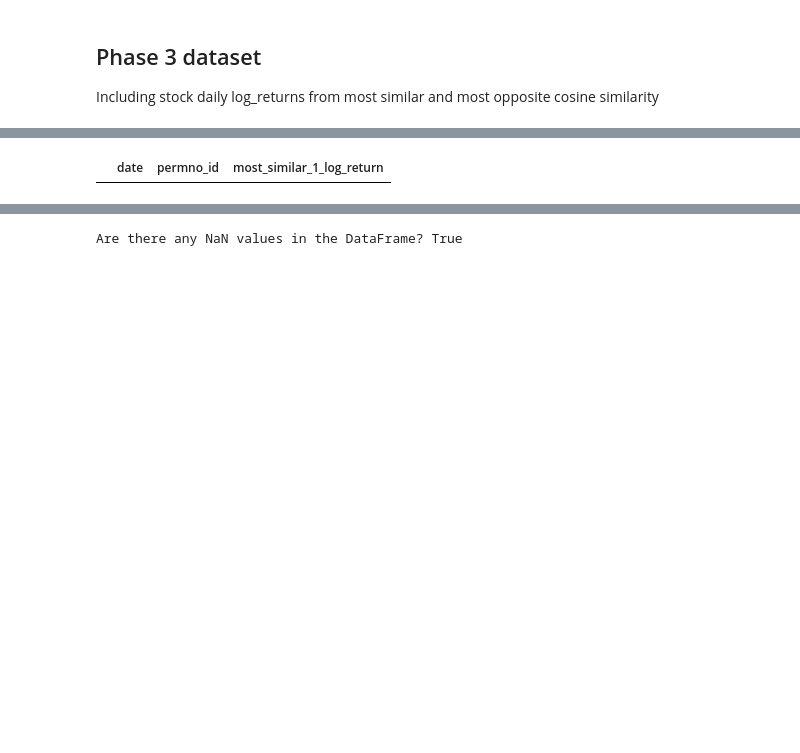
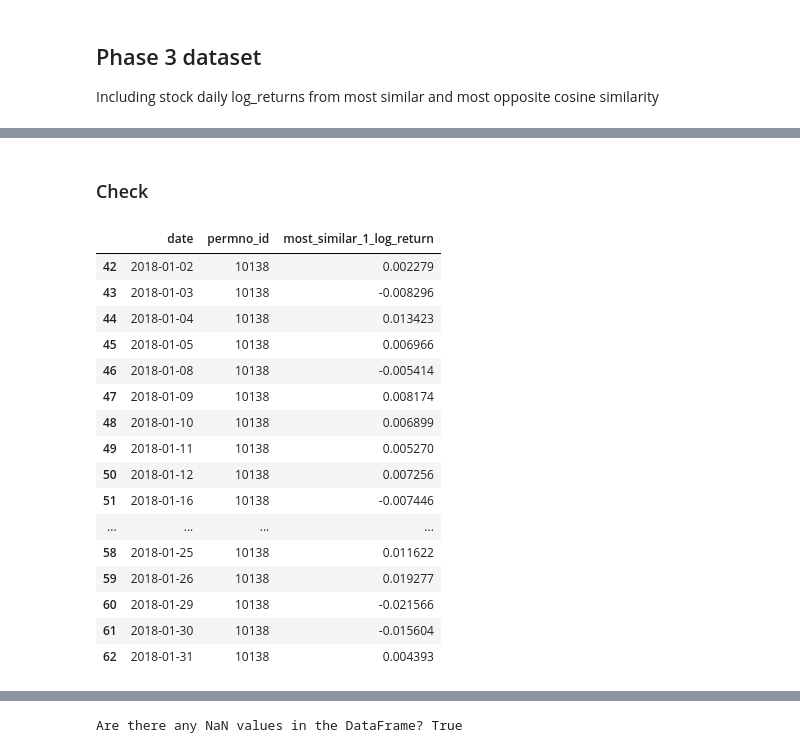
Before and after one commit to Shuo-Wang-UCBerkeley/VIP, a Jupyter notebook: src/shuo/Embedding-S&P_Phase_1.ipynb, the cells around one changed output, grey strips where cells are left out. Saved outputs shown, nothing was run; the diff lists cells and outputs as text; code cells hidden in the pictures; blank space fills up the shorter version.

```diff
--- a/src/shuo/Embedding-S&P_Phase_1.ipynb
+++ b/src/shuo/Embedding-S&P_Phase_1.ipynb
@@ -1132,7 +1209,7 @@ df_clustering
 ## Phase 3 dataset
 Including stock daily log_returns from most similar and most opposite cosine similarity
 # %%
-df_clustering = first_month_data[:1000]
+df_clustering = first_month_data[['date', 'permno_id', 'log_return']][:1000]
 # %%
 df_clustering.dtypes
 # %% [output]
@@ -1150,11 +1222,11 @@ import numpy as np
 import pandas as pd
 from sklearn.metrics.pairwise import cosine_similarity
 
-
 def find_similar_and_opposite_stocks(stock_embeddings, df_clustering, n=2):
     # Assuming stock_embeddings is a dictionary with permno_id as keys and embeddings as values
     embeddings_list = []
     permno_ids = []
+    n=2
 
     for permno_id, embedding in stock_embeddings.items():
         permno_ids.append(permno_id)
@@ -1169,12 +1241,14 @@ def find_similar_and_opposite_stocks(stock_embeddings, df_clustering, n=2):
     # Create a DataFrame for cosine similarity matrix for better handling
     cosine_sim_df = pd.DataFrame(cosine_sim_matrix, index=permno_ids, columns=permno_ids)
 
+    base = df_clustering.copy()[['date', 'permno_id', 'log_return']]
+
     # Initialize new columns for most similar and most opposite stocks and their log returns
     for i in range(1, n + 1):
         df_clustering[f"most_similar_{i}"] = np.nan
-        df_clustering[f"most_similar_{i}_log_return"] = np.nan
+        # df_clustering[f"most_similar_{i}_log_return"] = np.nan
         df_clustering[f"most_opposite_{i}"] = np.nan
-        df_clustering[f"most_opposite_{i}_log_return"] = np.nan
+        # df_clustering[f"most_opposite_{i}_log_return"] = np.nan
 
     # Ensure the new columns are of the same type as 'permno_id'
     df_clustering = df_clustering.astype({f"most_similar_{i}": "object" for i in range(1, n + 1)})
@@ -1191,35 +1265,25 @@ def find_similar_and_opposite_stocks(stock_embeddings, df_clustering, n=2):
             similar_permno_id = most_similar[i]
             opposite_permno_id = most_opposite[i]
 
-            # Find the log_return values that match the date
+            # Set the most similar and most opposite permno_id
             df_clustering.loc[df_clustering["permno_id"] == permno_id, f"most_similar_{i+1}"] = similar_permno_id
             df_clustering.loc[df_clustering["permno_id"] == permno_id, f"most_opposite_{i+1}"] = opposite_permno_id
 
-            for index, row in df_clustering[df_clustering["permno_id"] == permno_id].iterrows():
-                date = row["date"]
-                similar_log_return = df_clustering[
-                    (df_clustering["permno_id"] == similar_permno_id) & (df_clustering["date"] == date)
-                ]["log_return"]
-                opposite_log_return = df_clustering[
-                    (df_clustering["permno_id"] == opposite_permno_id) & (df_clustering["date"] == date)
-                ]["log_return"]
 
-                if not similar_log_return.empty:
-                    df_clustering.at[index, f"most_similar_{i+1}_log_return"] = similar_log_return.values[0]
-                if not opposite_log_return.empty:
-                    df_clustering.at[index, f"most_opposite_{i+1}_log_return"] = opposite_log_return.values[0]
+    # Merge the similar stock returns
+    for i in range(1, n+1):
+        df_clustering = df_clustering.merge(base.rename(columns={"permno_id": f"most_similar_{i}", "log_return": f"most_similar_{i}_log_return"}), on=["date", f"most_similar_{i}"], how="left")
 
-    # Convert the new columns back to the correct dtype if necessary
-    for i in range(1, n + 1):
-        df_clustering[f"most_similar_{i}"] = df_clustering[f"most_similar_{i}"].astype(str)
-        df_clustering[f"most_similar_{i}_log_return"] = df_clustering[f"most_similar_{i}_log_return"].astype(float)
-        df_clustering[f"most_opposite_{i}"] = df_clustering[f"most_opposite_{i}"].astype(str)
-        df_clustering[f"most_opposite_{i}_log_return"] = df_clustering[f"most_opposite_{i}_log_return"].astype(float)
+    # Merge the opposite stock returns
+    for i in range(1, n+1):
+        df_clustering = df_clustering.merge(base.rename(columns={"permno_id": f"most_opposite_{i}", "log_return": f"most_opposite_{i}_log_return"}), on=["date", f"most_opposite_{i}"], how="left")
+
+    # for feat in ["most_similar_1", "most_opposite_1", "most_similar_2", "most_opposite_2"]:
+    #     df_clustering = df_clustering.merge(base.rename(columns = {"permno_id": f"{feat}", "log_return": f"{feat}_log_return"}), on = ["date", feat], how = "left")
 
     return df_clustering
 
-
 # Example usage:
-df_clustering = find_similar_and_opposite_stocks(stock_embeddings, df_clustering, n=2)
+df_clustering = find_similar_and_opposite_stocks(stock_embeddings, df_clustering, n=3)
 df_clustering
 # %% [output]
@@ -1256,5 +1303,23 @@ See the caveats in the documentation: https://pandas.pydata.org/pandas-docs/stab
+# %% [markdown]
+### Check
 # %%
-df_clustering[df_clustering["most_similar_1"] == "12622"][["date", "permno_id", "most_similar_1_log_return"]]
+df_clustering[df_clustering["most_similar_1"] == "10145"][["date", "permno_id", "most_similar_1_log_return"]]
 # %% [output]
 |  | date | permno_id | most_similar_1_log_return |
+| 42 | 2018-01-02 | 10138 | 0.002279 |
+| 43 | 2018-01-03 | 10138 | -0.008296 |
+| 44 | 2018-01-04 | 10138 | 0.013423 |
+| 45 | 2018-01-05 | 10138 | 0.006966 |
+| 46 | 2018-01-08 | 10138 | -0.005414 |
+| 47 | 2018-01-09 | 10138 | 0.008174 |
+| 48 | 2018-01-10 | 10138 | 0.006899 |
+| 49 | 2018-01-11 | 10138 | 0.005270 |
+| 50 | 2018-01-12 | 10138 | 0.007256 |
+| 51 | 2018-01-16 | 10138 | -0.007446 |
+| ... | ... | ... | ... |
+| 58 | 2018-01-25 | 10138 | 0.011622 |
+| 59 | 2018-01-26 | 10138 | 0.019277 |
+| 60 | 2018-01-29 | 10138 | -0.021566 |
+| 61 | 2018-01-30 | 10138 | -0.015604 |
+| 62 | 2018-01-31 | 10138 | 0.004393 |
 # %%
```
Also changed, not shown: parts of 30 cells of this notebook, 3 other files.
